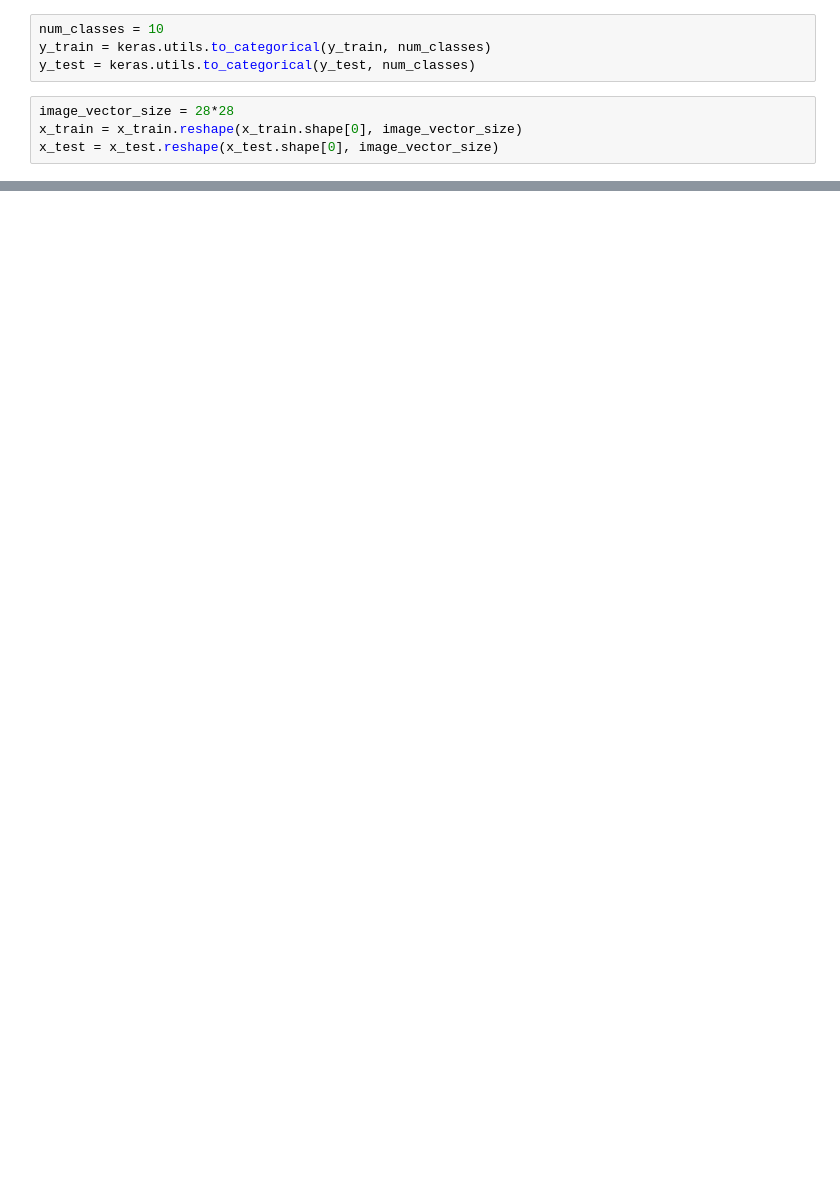
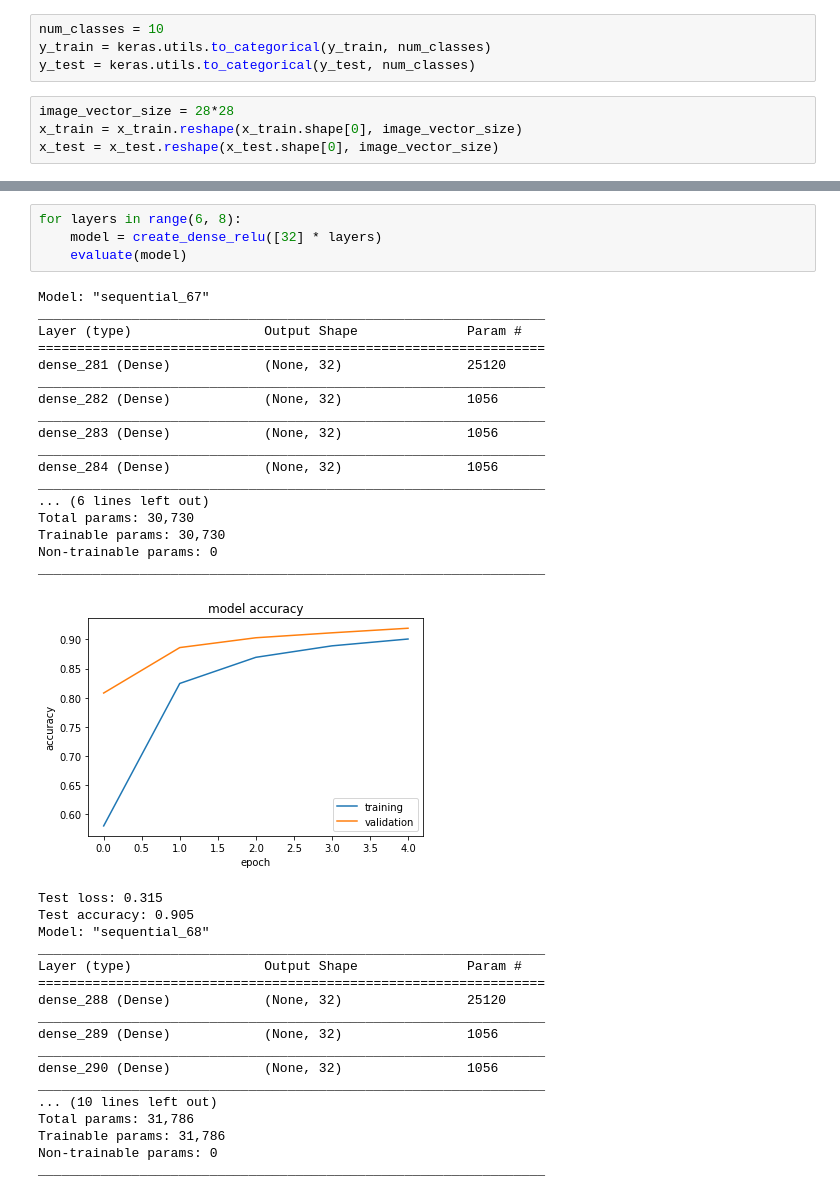
Before and after one commit to pedrohba1/IC, a Jupyter notebook: mnist_LOCAL_8917.ipynb, the cells around one changed output, grey strips where cells are left out. Cells and saved outputs as stored; diff of their text form; blank space fills up the shorter version.

```diff
--- a/mnist_LOCAL_8917.ipynb
+++ b/mnist_LOCAL_8917.ipynb
@@ -96,0 +265,40 @@ Test accuracy: 0.885
+# %%
+for layers in range(6, 8):
+    model = create_dense_relu([32] * layers)
+    evaluate(model)
+# %% [output]
+Model: "sequential_67"
+_________________________________________________________________
+Layer (type)                 Output Shape              Param #
+=================================================================
+dense_281 (Dense)            (None, 32)                25120
+_________________________________________________________________
+dense_282 (Dense)            (None, 32)                1056
+_________________________________________________________________
+dense_283 (Dense)            (None, 32)                1056
+_________________________________________________________________
+dense_284 (Dense)            (None, 32)                1056
+_________________________________________________________________
+... (6 lines left out)
+Total params: 30,730
+Trainable params: 30,730
+Non-trainable params: 0
+_________________________________________________________________
+[figure, added]
+Test loss: 0.315
+Test accuracy: 0.905
+Model: "sequential_68"
+_________________________________________________________________
+Layer (type)                 Output Shape              Param #
+=================================================================
+dense_288 (Dense)            (None, 32)                25120
+_________________________________________________________________
+dense_289 (Dense)            (None, 32)                1056
+_________________________________________________________________
+dense_290 (Dense)            (None, 32)                1056
+_________________________________________________________________
+... (10 lines left out)
+Total params: 31,786
+Trainable params: 31,786
+Non-trainable params: 0
+_________________________________________________________________
```
Also changed, not shown: parts of 20 cells of this notebook.
